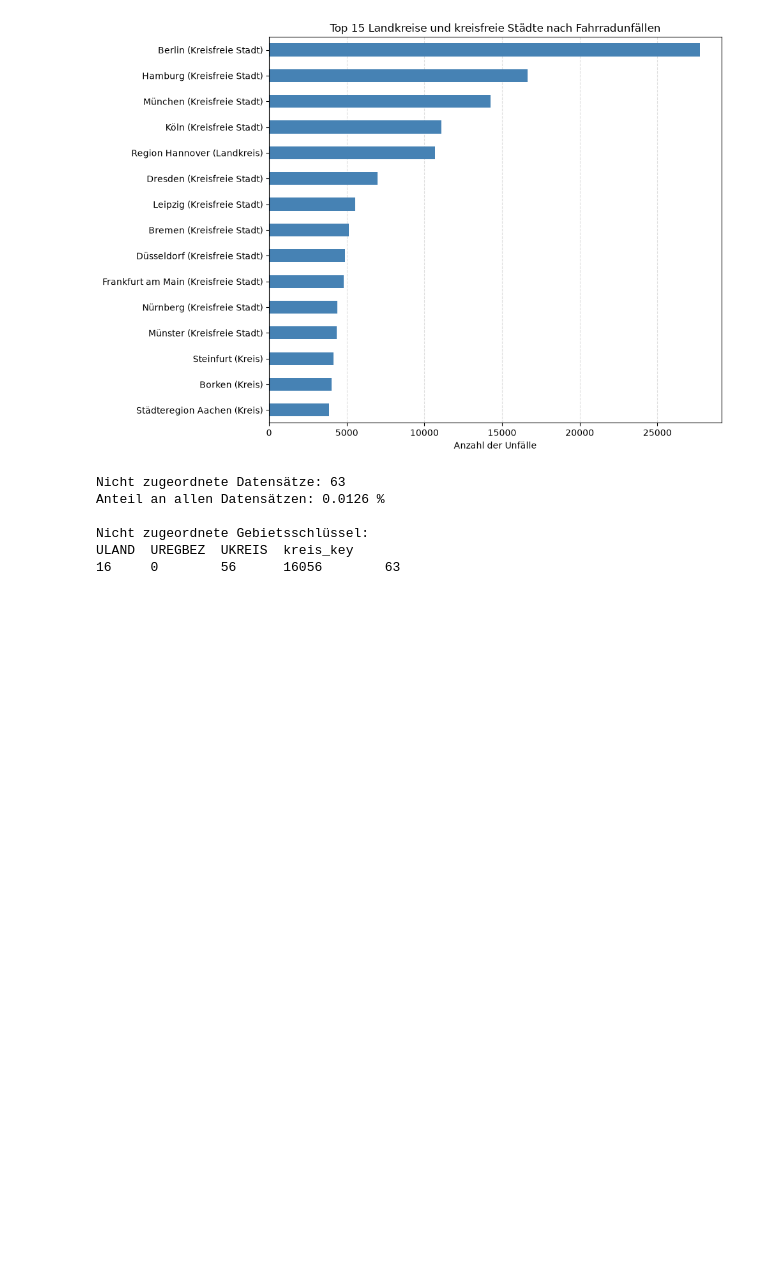
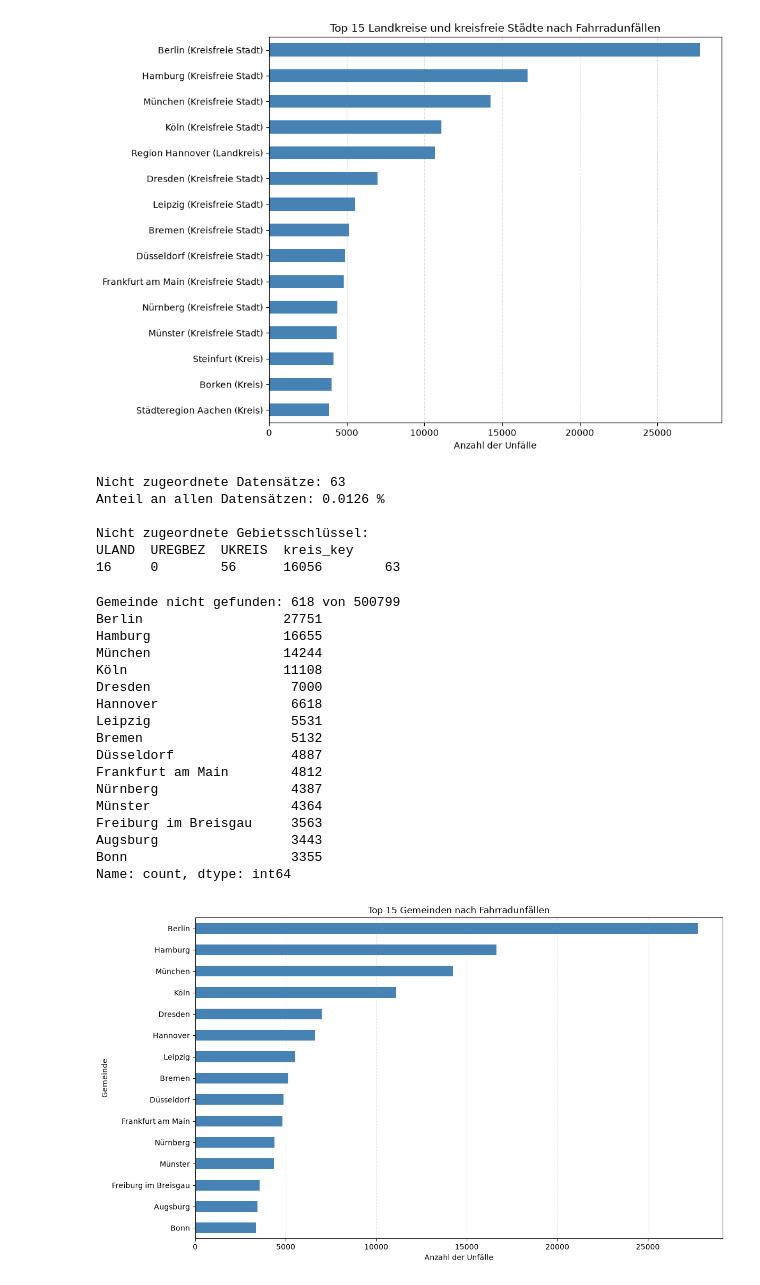
Before and after one commit to RogovaNatalia/Unfallorte_Projekt, a Jupyter notebook: analyse.ipynb, the cells around one changed output. Drawn from its saved outputs; the diff is of its cells as text; code cells hidden in the pictures; blank space fills up the shorter version.

Commit message:
Block 2.1 Fahrradunfälle nach Gemeinden.

```diff
--- a/analyse.ipynb
+++ b/analyse.ipynb
@@ -456,3 +455,77 @@ Anteil an allen Datensätzen: 0.0126 %
 Nicht zugeordnete Gebietsschlüssel:
 ULAND  UREGBEZ  UKREIS  kreis_key
 16     0        56      16056        63
+# %%
+# 2.1.3 Fahrradunfälle nach Gemeinden
+
+# Gemeinden aus dem Verwaltungsverzeichnis
+gemeinden = gv[gv["satzart"].eq("60")].dropna(subset=["ars"]).copy()
+
+gemeinden["ars"] = gemeinden["ars"].str.strip()
+
+# Gemeindeschlüssel bilden
+
+gemeinden["gemeinde_key"] = (
+    gemeinden["ars"].str[:5]
+    + gemeinden["ars"].str[-3:]
+)
+
+# Gemeindenamen zuordnen
+gemeinde_namen = (
+    gemeinden.drop_duplicates(subset="gemeinde_key")
+    .set_index("gemeinde_key")["name"]
+    .str.split(",").str[0].str.strip()
+)
+
+# Sonderfälle: Berlin und Hamburg
+gemeinde_namen.loc["11000000"] = "Berlin"
+gemeinde_namen.loc["02000000"] = "Hamburg"
+
+# Schlüssel in den Unfalldaten
+df_rad["gemeinde_key"] = (
+    df_rad["kreis_key"]
+    + df_rad["UGEMEINDE"].astype(str).str.zfill(3)
+)
+# Berlin und Hamburg auf ihre Gemeindeschlüssel setzen
+df_rad.loc[df_rad["ULAND"].eq(11), "gemeinde_key"] = "11000000"
+df_rad.loc[df_rad["ULAND"].eq(2), "gemeinde_key"] = "02000000"
+
+# Gemeindenamen zuordnen
+df_rad["Gemeinde"] = df_rad["gemeinde_key"].map(gemeinde_namen)
+
+print("Gemeinde nicht gefunden:", df_rad["Gemeinde"].isna().sum(), "von", len(df_rad))
+
+# Top 15 nach Schlüssel zählen (verhindert, dass gleichnamige Gemeinden zusammengezählt werden)
+top_gemeinden = df_rad["gemeinde_key"].value_counts().head(15)
+top_gemeinden.index = [gemeinde_namen.get(k, k) for k in top_gemeinden.index]
+print(top_gemeinden)
+
+fig, ax = plt.subplots(figsize=(12, 7))
+top_gemeinden.sort_values().plot(kind="barh", ax=ax, color="steelblue")
+
+ax.set_title("Top 15 Gemeinden nach Fahrradunfällen")
+ax.set_xlabel("Anzahl der Unfälle")
+ax.set_ylabel("Gemeinde")
+ax.grid(axis="x", linestyle="--", alpha=0.4)
+ax.set_axisbelow(True)
+
+plt.tight_layout();
+# %% [output]
+Gemeinde nicht gefunden: 618 von 500799
+Berlin                  27751
+Hamburg                 16655
+München                 14244
+Köln                    11108
+Dresden                  7000
+Hannover                 6618
+Leipzig                  5531
+Bremen                   5132
+Düsseldorf               4887
+Frankfurt am Main        4812
+Nürnberg                 4387
+Münster                  4364
+Freiburg im Breisgau     3563
+Augsburg                 3443
+Bonn                     3355
+Name: count, dtype: int64
+[figure, added]
```
Also changed, not shown: parts of 3 cells of this notebook.
